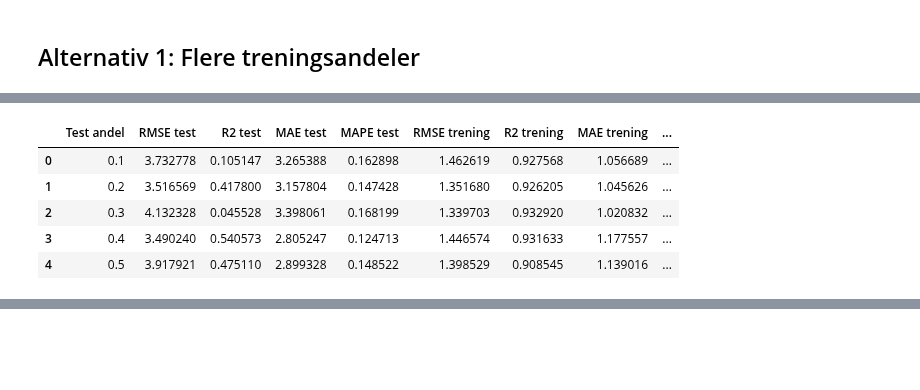
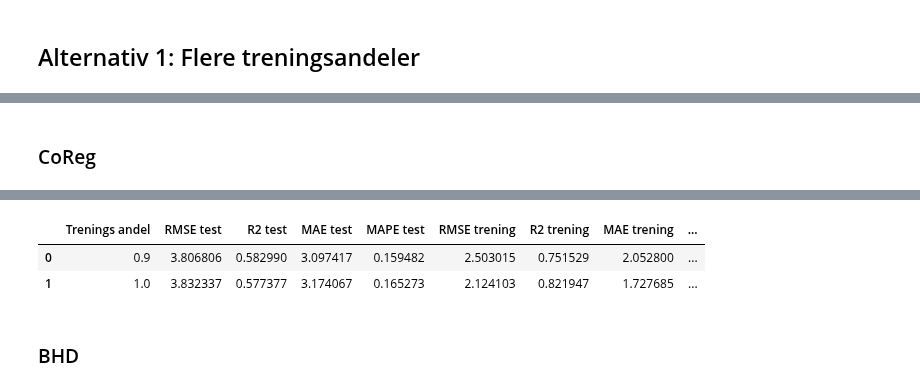
Before and after one commit to PreyPython123/Master-V24-Semiveiledet-Regresjon, a Jupyter notebook: Bioco_Collagen_Semiveiledet_Regresjonsmetoder.ipynb, the cells around one changed output, grey strips where cells are left out. Cells and saved outputs as stored; diff of their text form; code cells hidden in the pictures; blank space fills up the shorter version.

```diff
--- a/Bioco_Collagen_Semiveiledet_Regresjonsmetoder.ipynb
+++ b/Bioco_Collagen_Semiveiledet_Regresjonsmetoder.ipynb
@@ -434,0 +1031,19 @@ collagen_coreg_resultater_enzym
+# %%
+# Modelloptimalisering
+coreg_resultater = trening_coreg_enzym(treningssett_markert,
+                                        enzymtyper_treningssett_markert,
+                                        treningssett_umarkert,
+                                        treningssett,
+                                        X_test,
+                                        y_test,
+                                        splitt=splitt,
+                                        gjentagelser=gjentagelser,
+                                        n_runder=n_runder,
+                                        trenings_andel=trenings_andel)
+
+
+# Legger resulater til i datasett
+coreg_resultater_enzym.loc[len(coreg_resultater_enzym)] = coreg_resultater
+
+# Data med resultater fra treningsandeler
+coreg_resultater_enzym
@@ -873,9 +1115,0 @@ See the caveats in the documentation: https://pandas.pydata.org/pandas-docs/stab
-# %%
-collagen_coreg_resultater_dag
-# %% [output]
-|  | Test andel | RMSE test | R2 test | MAE test | MAPE test | RMSE trening | R2 trening | MAE trening | ... |
-| 0 | 0.1 | 3.732778 | 0.105147 | 3.265388 | 0.162898 | 1.462619 | 0.927568 | 1.056689 | ... |
-| 1 | 0.2 | 3.516569 | 0.417800 | 3.157804 | 0.147428 | 1.351680 | 0.926205 | 1.045626 | ... |
-| 2 | 0.3 | 4.132328 | 0.045528 | 3.398061 | 0.168199 | 1.339703 | 0.932920 | 1.020832 | ... |
-| 3 | 0.4 | 3.490240 | 0.540573 | 2.805247 | 0.124713 | 1.446574 | 0.931633 | 1.177557 | ... |
-| 4 | 0.5 | 3.917921 | 0.475110 | 2.899328 | 0.148522 | 1.398529 | 0.908545 | 1.139016 | ... |
@@ -881,0 +1148,44 @@ collagen_coreg_resultater_dag
+# %% [markdown]
+### CoReg
+# %%
+# Går gjennom andeler av satt treningssett
+for trenings_andel in treningsandeler:
+
+  if trenings_andel < 1.0:
+
+      # Utelukker resterende andel fra trening av modell
+      ubenyttet_andel = (1.0-trenings_andel)
+
+      treningssett_markert, enzymtyper_treningssett_markert,\
+      _, _, treningssett_umarkert, _, treningssett\
+      = trening_testsett_oppdeling_enzym(rå_data,
+                                         trening,
+                                         test_andel=ubenyttet_andel,
+                                         random_seed=random_seed)
+
+  else:
+    treningssett_markert = trening_markert
+    enzymtyper_treningssett_markert = enzymtyper_markert
+    treningssett_umarkert = trening_umarkert
+    treningssett = trening
+
+
+  # Modelloptimalisering
+  coreg_resultater = trening_coreg_enzym(treningssett_markert,
+                                         enzymtyper_treningssett_markert,
+                                         treningssett_umarkert,
+                                         treningssett,
+                                         X_test,
+                                         y_test,
+                                         splitt=splitt,
+                                         gjentagelser=gjentagelser,
+                                         n_runder=n_runder,
+                                         trenings_andel=trenings_andel)
+
+
+  # Legger resulater til i datasett
+  coreg_resultater_enzym.loc[len(coreg_resultater_enzym)] = coreg_resultater
+
+# Data med resultater fra treningsandeler
+coreg_resultater_enzym
+# %% [output]
@@ -881,0 +1209,5 @@ collagen_coreg_resultater_dag
+|  | Trenings andel | RMSE test | R2 test | MAE test | MAPE test | RMSE trening | R2 trening | MAE trening | ... |
+| 0 | 0.9 | 3.806806 | 0.582990 | 3.097417 | 0.159482 | 2.503015 | 0.751529 | 2.052800 | ... |
+| 1 | 1.0 | 3.832337 | 0.577377 | 3.174067 | 0.165273 | 2.124103 | 0.821947 | 1.727685 | ... |
+# %% [markdown]
+### BHD
```
Also changed, not shown: parts of 114 cells of this notebook.
